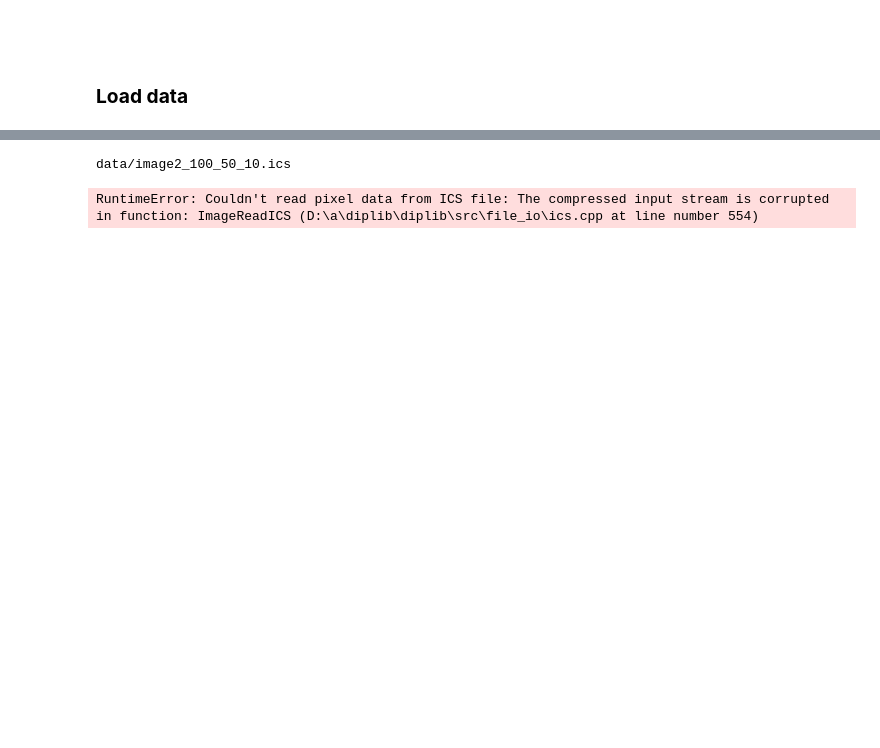
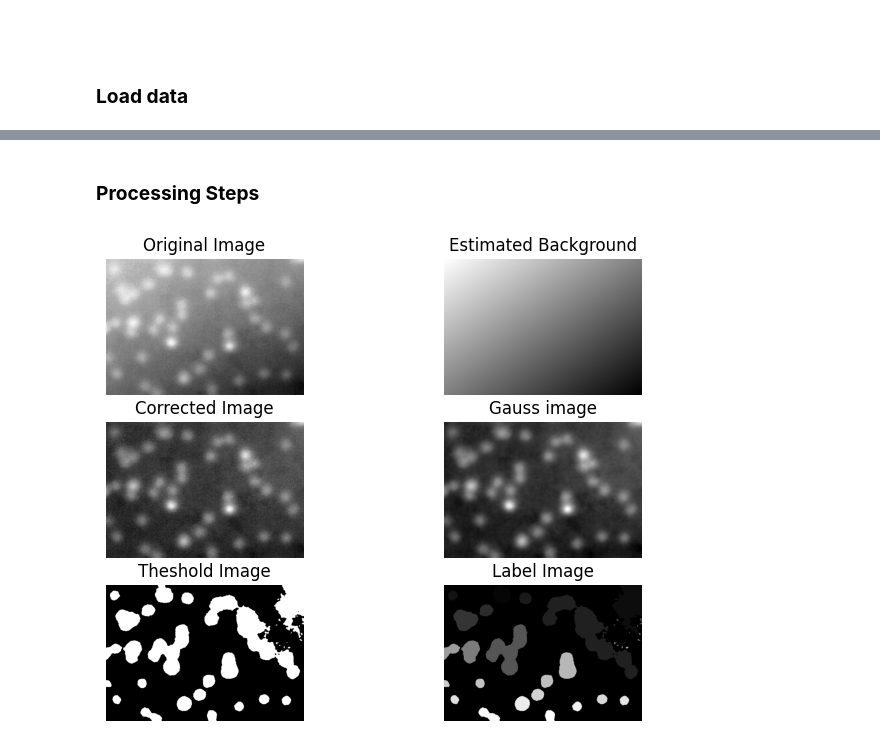
Before and after one commit to Linuxable/SMLM, a Jupyter notebook: analysis.ipynb, the cells around one changed output, grey strips where cells are left out. Cells and saved outputs as stored; diff of their text form; code cells hidden in the pictures; blank space fills up the shorter version.

```diff
--- a/analysis.ipynb
+++ b/analysis.ipynb
@@ -19,3 +21,12 @@ def load_imgs(image, density):
     imgs = dip.ImageReadICS(path)
 
     return imgs
+# %%
+def create_gradient_array(rows, cols, start=1, end=0):
+    x = np.linspace(start, end, cols)
+    y = np.linspace(start, end, rows)
+    xv, yv = np.meshgrid(x, y)
+
+    gradient_array = (xv + yv) / 2.0
+
+    return gradient_array
@@ -22,6 +81,56 @@ def load_imgs(image, density):
+# %% [markdown]
+### **Processing Steps**
 # %%
-imgs = load_imgs(2, 50)
+image = load_imgs(2, 20)[40:-50,100:,0]
-# %% [output]
-data/image2_100_50_10.ics
-RuntimeError: Couldn't read pixel data from ICS file: The compressed input stream is corrupted
-in function: ImageReadICS (D:\a\diplib\diplib\src\file_io\ics.cpp at line number 554)
+# %%
+def create_gradient_array(rows, cols, start=1, end=0):
+    x = np.linspace(start, end, cols)
+    y = np.linspace(start, end, rows)
+    xv, yv = np.meshgrid(x, y)
+
+    gradient_array = (xv + yv) / 2.0
+
+    return gradient_array
+
+image_array = np.asarray(image)
+
+rows = image_array.shape[1]
+cols = image_array.shape[2]
+
+gradient_array = create_gradient_array(rows, cols, 40, 10)
+corrected_image = image_array - gradient_array
+
+image_gauss = np.asarray(dip.Gauss(dip.Image(corrected_image), sigmas=[2]))
+
+image_thres = np.asarray(dip.IsodataThreshold(dip.Image(image_gauss)))
+
+image_label = np.asarray(dip.Label(dip.Image(image_thres)))
+
+fig, ax = plt.subplots(3, 2, figsize=(8, 6))
+ax[0,0].imshow(image_array[0], cmap='gray')
+ax[0,0].set_title('Original Image')
+ax[0,0].axis('off')
+
+ax[0,1].imshow(gradient_array, cmap='gray')
+ax[0,1].set_title('Estimated Background')
+ax[0,1].axis('off')
+
+ax[1,0].imshow(corrected_image[0], cmap='gray')
+ax[1,0].set_title('Corrected Image')
+ax[1,0].axis('off')
+
+ax[1,1].imshow(image_gauss, cmap='gray')
+ax[1,1].set_title('Gauss image')
+ax[1,1].axis('off')
+
+ax[2,0].imshow(image_thres, cmap='gray')
+ax[2,0].set_title('Theshold Image')
+ax[2,0].axis('off')
+
+ax[2,1].imshow(image_label, cmap='gray')
+ax[2,1].set_title('Label Image')
+ax[2,1].axis('off')
+
+plt.show()
+# %% [output]
+[figure, added]
```
Also changed, not shown: parts of 8 cells of this notebook.
